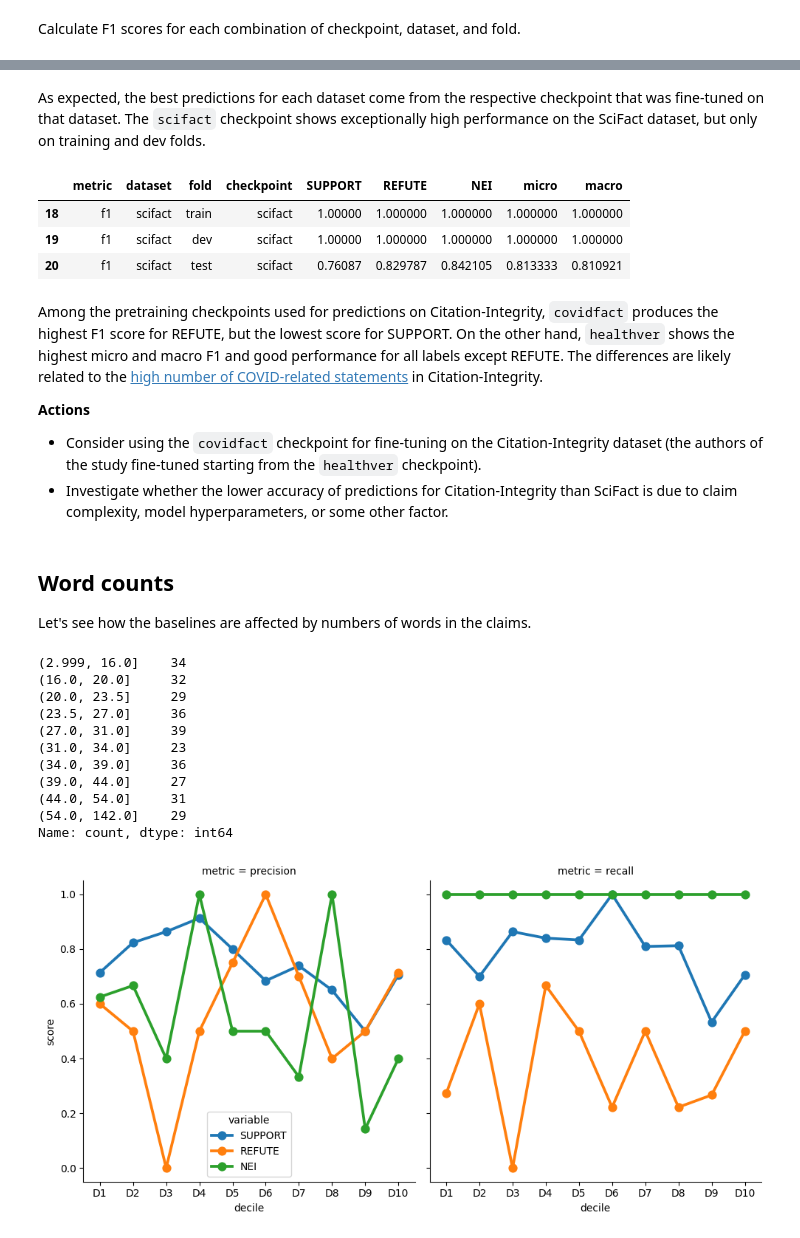
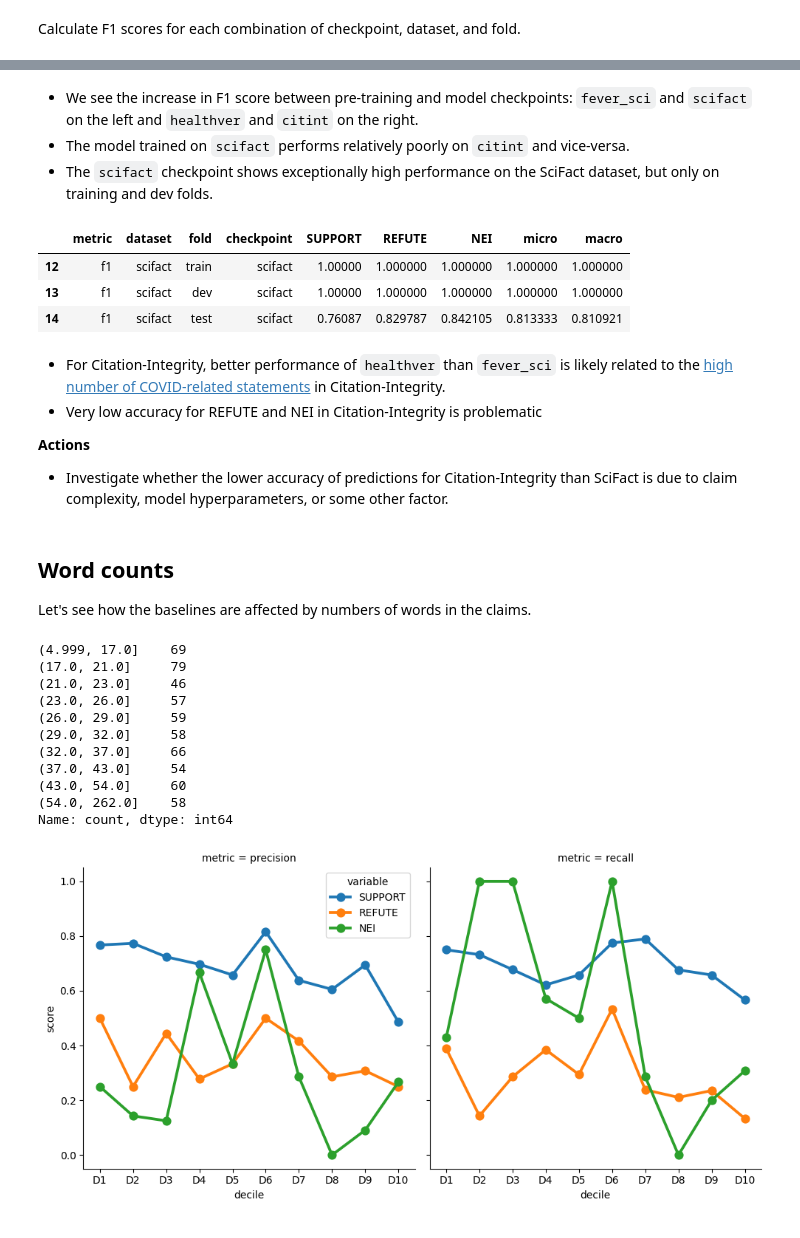
Before and after one commit to jedick/MLE-capstone-project, a Jupyter notebook: doc/07_Baselines.ipynb, the cells around one changed output, grey strips where cells are left out. Saved outputs shown, nothing was run; the diff lists cells and outputs as text; code cells hidden in the pictures.

Commit message:
Update baselines notebook and SciFact test set

```diff
--- a/doc/07_Baselines.ipynb
+++ b/doc/07_Baselines.ipynb
@@ -63,20 +49,19 @@ plot_ = sns.catplot(data=df2, col='dataset', x='checkpoint', y='F1_score', hue='
 # %% [markdown]
-As expected, the best predictions for each dataset come from the respective checkpoint that was fine-tuned on that dataset.
-The `scifact` checkpoint shows exceptionally high performance on the SciFact dataset, but only on training and dev folds.
+- We see the increase in F1 score between pre-training and model checkpoints: `fever_sci` and `scifact` on the left and `healthver` and `citint` on the right.
+- The model trained on `scifact` performs relatively poorly on `citint` and vice-versa.
+- The `scifact` checkpoint shows exceptionally high performance on the SciFact dataset, but only on training and dev folds.
 # %%
-df[(df['dataset'] == 'scifact') & (df['checkpoint'] == 'scifact')]
+df1[(df1['dataset'] == 'scifact') & (df1['checkpoint'] == 'scifact')]
 # %% [output]
 |  | metric | dataset | fold | checkpoint | SUPPORT | REFUTE | NEI | micro | macro |
-| 18 | f1 | scifact | train | scifact | 1.00000 | 1.000000 | 1.000000 | 1.000000 | 1.000000 |
-| 19 | f1 | scifact | dev | scifact | 1.00000 | 1.000000 | 1.000000 | 1.000000 | 1.000000 |
-| 20 | f1 | scifact | test | scifact | 0.76087 | 0.829787 | 0.842105 | 0.813333 | 0.810921 |
+| 12 | f1 | scifact | train | scifact | 1.00000 | 1.000000 | 1.000000 | 1.000000 | 1.000000 |
+| 13 | f1 | scifact | dev | scifact | 1.00000 | 1.000000 | 1.000000 | 1.000000 | 1.000000 |
+| 14 | f1 | scifact | test | scifact | 0.76087 | 0.829787 | 0.842105 | 0.813333 | 0.810921 |
 # %% [markdown]
-Among the pretraining checkpoints used for predictions on Citation-Integrity, `covidfact` produces the highest F1 score for REFUTE, but the lowest score for SUPPORT.
-On the other hand, `healthver` shows the highest micro and macro F1 and good performance for all labels except REFUTE.
-The differences are likely related to the [high number of COVID-related statements](http://localhost:8888/notebooks/05_Data-Exploration-for-Citation-Integrity.ipynb#Wordcloud) in Citation-Integrity.
+- For Citation-Integrity, better  performance of `healthver` than `fever_sci` is likely related to the [high number of COVID-related statements](http://localhost:8888/notebooks/05_Data-Exploration-for-Citation-Integrity.ipynb#Wordcloud) in Citation-Integrity.
+- Very low accuracy for REFUTE and NEI in Citation-Integrity is problematic
 
 **Actions**
-- Consider using the `covidfact` checkpoint for fine-tuning on the Citation-Integrity dataset (the authors of the study fine-tuned starting from the `healthver` checkpoint).
 - Investigate whether the lower accuracy of predictions for Citation-Integrity than SciFact is due to claim complexity, model hyperparameters, or some other factor.
 # %% [markdown]
 ## Word counts
@@ -85,38 +70,38 @@ Let's see how the baselines are affected by numbers of words in the claims.
 # %%
 checkpoints = ['citint']
 datasets = ['citint']
-folds = ['dev']
+folds = ['test']
 
 # Run the function once to print the ranges of word lengths and value counts
 qcut = eval.baseline(datasets, folds, checkpoints, 'precision', 'D1', return_qcut = True)
 print(qcut.value_counts()[qcut.cat.categories])
 
-df = pd.DataFrame()
+df3 = pd.DataFrame()
 deciles = ['D1', 'D2', 'D3', 'D4', 'D5', 'D6', 'D7', 'D8', 'D9', 'D10']
 for decile in deciles:
     precision_df = eval.baseline(datasets, folds, checkpoints, 'precision', decile)
     precision_df['decile'] = decile
     precision_df.drop(columns = ['micro', 'macro'], inplace=True)
     recall_df = eval.baseline(datasets, folds, checkpoints, 'recall', decile)
     recall_df['decile'] = decile
     recall_df.drop(columns = ['micro', 'macro'], inplace=True)
-    df = pd.concat([df, precision_df, recall_df], ignore_index = True)
+    df3 = pd.concat([df3, precision_df, recall_df], ignore_index = True)
 
-df2 = pd.melt(df, id_vars=['metric', 'dataset', 'fold', 'checkpoint', 'decile'], value_name = 'score')
-plot_ = sns.catplot(data=df2, col='metric', x='decile', y='score', hue='variable', kind='point', legend_out=False)
+df4 = pd.melt(df3, id_vars=['metric', 'dataset', 'fold', 'checkpoint', 'decile'], value_name = 'score')
+plot_ = sns.catplot(data=df4, col='metric', x='decile', y='score', hue='variable', kind='point', legend_out=False)
 # %% [output]
-(2.999, 16.0]    34
-(16.0, 20.0]     32
-(20.0, 23.5]     29
-(23.5, 27.0]     36
-(27.0, 31.0]     39
-(31.0, 34.0]     23
-(34.0, 39.0]     36
-(39.0, 44.0]     27
-(44.0, 54.0]     31
-(54.0, 142.0]    29
+(4.999, 17.0]    69
+(17.0, 21.0]     79
+(21.0, 23.0]     46
+(23.0, 26.0]     57
+(26.0, 29.0]     59
+(29.0, 32.0]     58
+(32.0, 37.0]     66
+(37.0, 43.0]     54
+(43.0, 54.0]     60
+(54.0, 262.0]    58
 Name: count, dtype: int64
-[figure, old version]
+[figure, new version]
 # %% [markdown]
 Scores are generally lower for the longest claims.
 The dependence on word length is strongest for precision of SUPPORT and recall of NEI.
```
Also changed, not shown: parts of 7 cells of this notebook, 3 other files.
